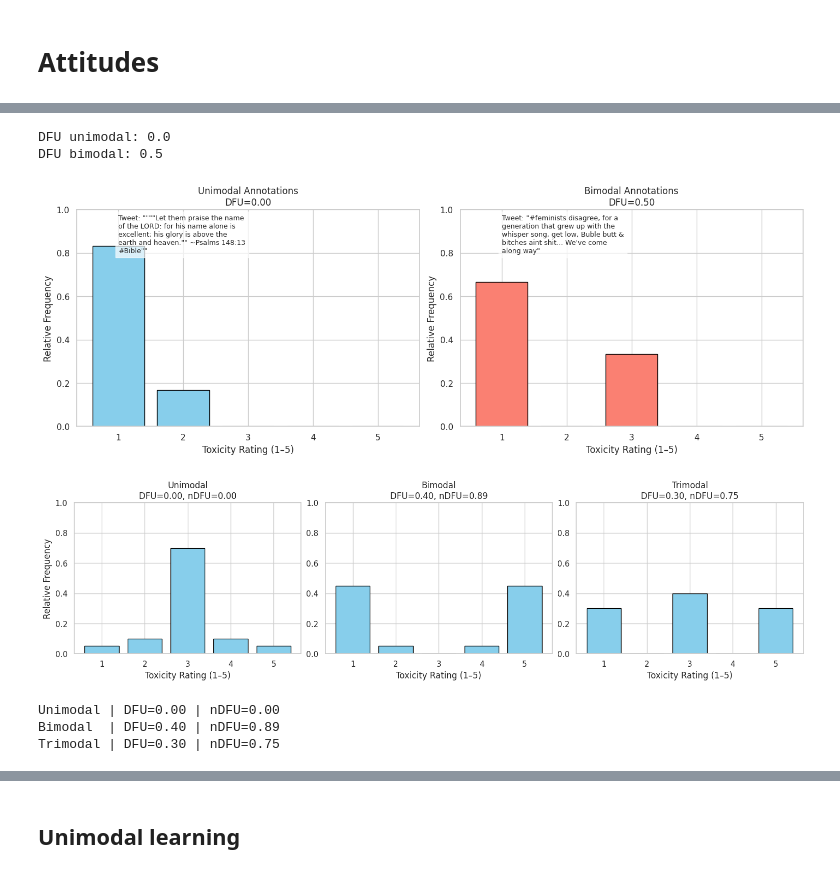
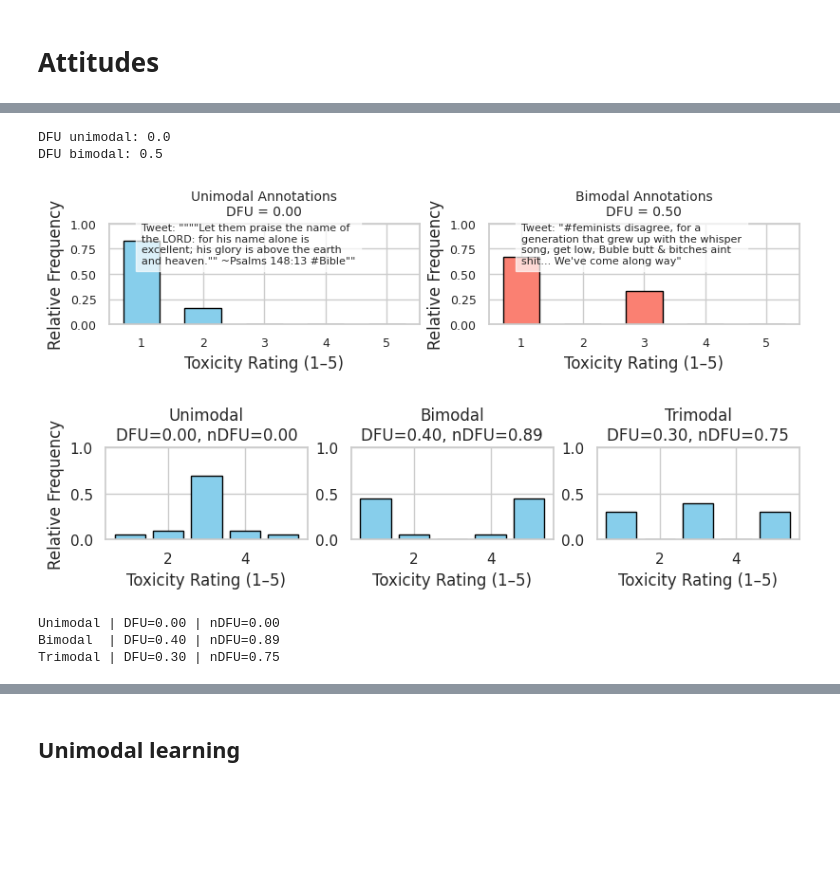
Before and after one commit to Swkratis210204/llm-dfu-bias-study, a Jupyter notebook: Thesis/Code/ThesisCodef.ipynb, the cells around one changed output, grey strips where cells are left out. Saved outputs shown, nothing was run; the diff lists cells and outputs as text; code cells hidden in the pictures; blank space fills up the shorter version.

```diff
--- a/Thesis/Code/ThesisCodef.ipynb
+++ b/Thesis/Code/ThesisCodef.ipynb
@@ -600,64 +517,66 @@ df["DFU"]    = df["HIST"].apply(dfu)
 att_train, att_test = train_test_split(df, test_size=0.25, random_state=2046, shuffle=True)
 att_train, att_dev = train_test_split(att_train, test_size=att_test.shape[0], random_state=2046, shuffle=True)
 # %%
-import matplotlib.pyplot as plt
-import textwrap
-
-def wrap_text(text, width=40):
+def wrap_text(text, width=35):
     return "\n".join(textwrap.wrap(text, width))
 
 # Pick tweets + scores from your dataframe
 tweet_unimodal = df["tweet"].iloc[2]
-scores_unimodal = df["toyou"].iloc[2]   # make sure this is a list of ratings
+scores_unimodal = df["toyou"].iloc[2]
 
 tweet_bimodal = df["tweet"].iloc[53]
-scores_bimodal = df["toyou"].iloc[53]  # also should be a list of ratings
+scores_bimodal = df["toyou"].iloc[53]
 
-# Ensure scores are lists/arrays (sometimes stored as strings)
-if isinstance(scores_unimodal, str):
-    import ast
-    scores_unimodal = ast.literal_eval(scores_unimodal)
-if isinstance(scores_bimodal, str):
-    import ast
-    scores_bimodal = ast.literal_eval(scores_bimodal)
 
-# Define rating scale (e.g., 1–5)
-scale = range(1, 6)
+scores_unimodal = safe_list(scores_unimodal)
+scores_bimodal  = safe_list(scores_bimodal)
+
 
 # Build histograms
 hist_uni = pdf(scores_unimodal, scale=scale)
 hist_bi  = pdf(scores_bimodal, scale=scale)
 
-# Compute DFU
-print("DFU unimodal:", dfu(hist_uni))
-print("DFU bimodal:", dfu(hist_bi))
+# Compute DFU values
+dfu_uni = dfu(hist_uni)
+dfu_bi  = dfu(hist_bi)
 
-# Plot side by side
-fig, axes = plt.subplots(1, 2, figsize=(14, 5), constrained_layout=True)
+print("DFU unimodal:", dfu_uni)
+print("DFU bimodal:", dfu_bi)
+
+# Create side-by-side compact figure
+fig, axes = plt.subplots(1, 2, figsize=(8, 2), constrained_layout=True)
+
+# Shared style
+for ax in axes:
+    ax.set_ylim(0, 1)
+    ax.set_xlabel("Toxicity Rating (1–5)")
+    ax.set_ylabel("Relative Frequency")
+    ax.tick_params(axis='both', labelsize=9)
 
 # --- Unimodal ---
-axes[0].bar(scale, hist_uni, color="skyblue", edgecolor="black")
-axes[0].set_title("Unimodal Annotations\nDFU={:.2f}".format(dfu(hist_uni)))
-axes[0].set_xlabel("Toxicity Rating (1–5)")
-axes[0].set_ylabel("Relative Frequency")
-axes[0].set_ylim(0, 1)
-axes[0].text(1, 0.8, wrap_text(f'Tweet: "{tweet_unimodal}"', 35),
-             fontsize=9, bbox=dict(facecolor="white", alpha=0.7))
+axes[0].bar(scale, hist_uni, color="skyblue", edgecolor="black", width=0.6)
+axes[0].set_title(f"Unimodal Annotations\nDFU = {dfu_uni:.2f}", fontsize=10)
+axes[0].text(
+    1, 0.6, wrap_text(f'Tweet: "{tweet_unimodal}"', 40),
+    fontsize=8, bbox=dict(facecolor="white", alpha=0.7)
+)
 
 # --- Bimodal ---
-axes[1].bar(scale, hist_bi, color="salmon", edgecolor="black")
-axes[1].set_title("Bimodal Annotations\nDFU={:.2f}".format(dfu(hist_bi)))
-axes[1].set_xlabel("Toxicity Rating (1–5)")
-axes[1].set_ylabel("Relative Frequency")
-axes[1].set_ylim(0, 1)
-axes[1].text(1, 0.8, wrap_text(f'Tweet: "{tweet_bimodal}"', 35),
-             fontsize=9, bbox=dict(facecolor="white", alpha=0.7))
+axes[1].bar(scale, hist_bi, color="salmon", edgecolor="black", width=0.6)
+axes[1].set_title(f"Bimodal Annotations\nDFU = {dfu_bi:.2f}", fontsize=10)
+axes[1].text(
+    1, 0.6, wrap_text(f'Tweet: "{tweet_bimodal}"', 40),
+    fontsize=8, bbox=dict(facecolor="white", alpha=0.7)
+)
+
+# Save high-resolution version
+plt.savefig("figures/dfu_unimodal_bimodal.png", dpi=300, bbox_inches="tight")
 
 plt.show()
 # %% [output]
 DFU unimodal: 0.0
 DFU bimodal: 0.5
-[figure, old version]
+[figure, new version]
 # %%
 hist_uni = np.array([0.05, 0.1, 0.7, 0.1, 0.05])   # Unimodal
 hist_bi  = np.array([0.45, 0.05, 0.0, 0.05, 0.45]) # Bimodal
@@ -665,8 +584,8 @@ hist_tri = np.array([0.3, 0.0, 0.4, 0.0, 0.3])     # Trimodal
 
 hists = {"Unimodal": hist_uni, "Bimodal": hist_bi, "Trimodal": hist_tri}
 
-# Υπολογισμοί + Plot
-fig, axes = plt.subplots(1, 3, figsize=(15, 4), constrained_layout=True)
+# Computation + Plot
+fig, axes = plt.subplots(1, 3, figsize=(8, 2), constrained_layout=True)
 
 for ax, (name, hist) in zip(axes, hists.items()):
     dfu_raw = dfu(hist, histogram_input=True, normalised=False)
@@ -688,7 +607,7 @@ for name, hist in hists.items():
     dfu_norm = dfu(hist, histogram_input=True, normalised=True)
     print(f"{name:8s} | DFU={dfu_raw:.2f} | nDFU={dfu_norm:.2f}")
 # %% [output]
-[figure, old version]
+[figure, new version]
 Unimodal | DFU=0.00 | nDFU=0.00
 Bimodal  | DFU=0.40 | nDFU=0.89
 Trimodal | DFU=0.30 | nDFU=0.75
```
Also changed, not shown: parts of 96 cells of this notebook.
